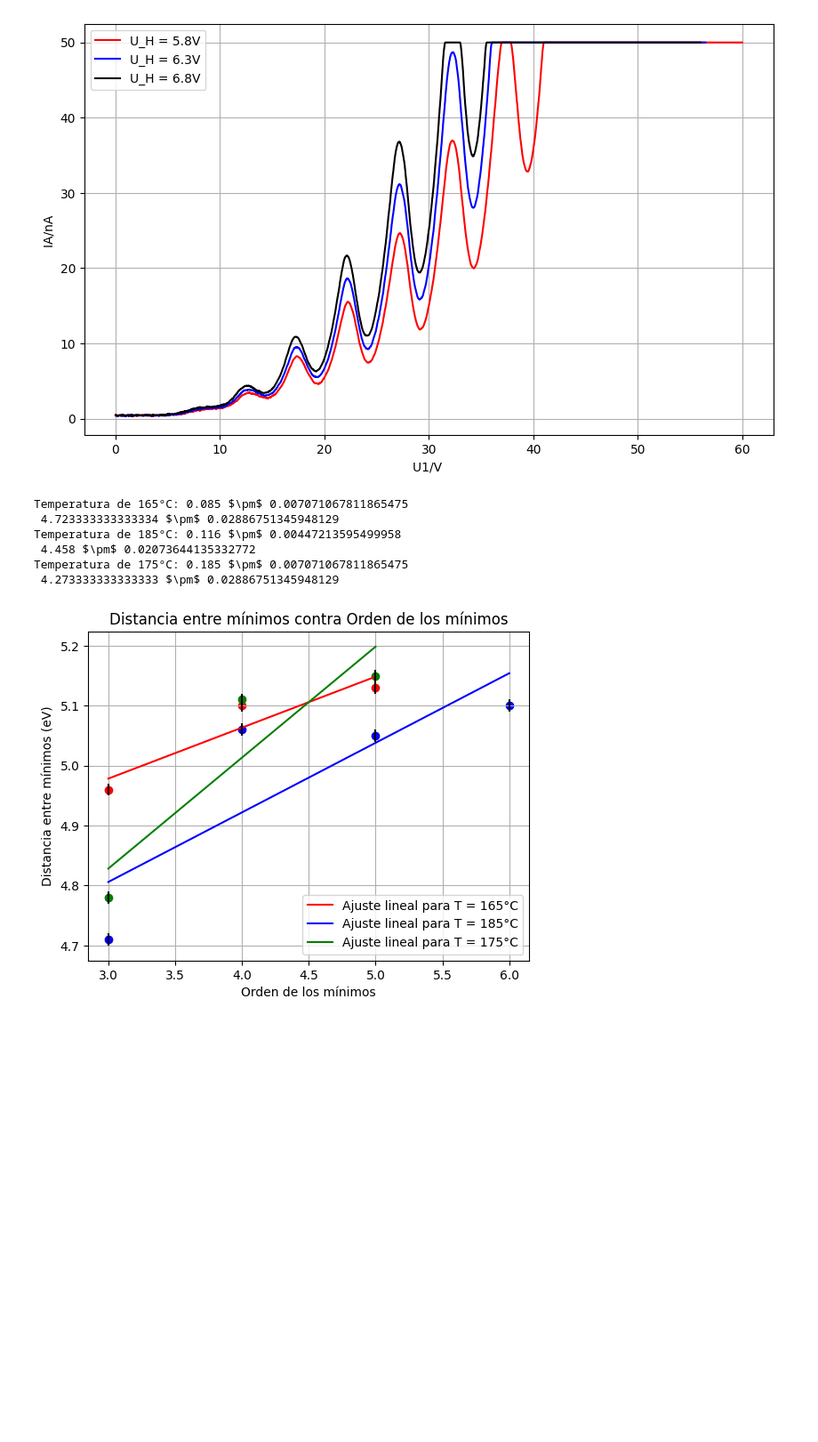
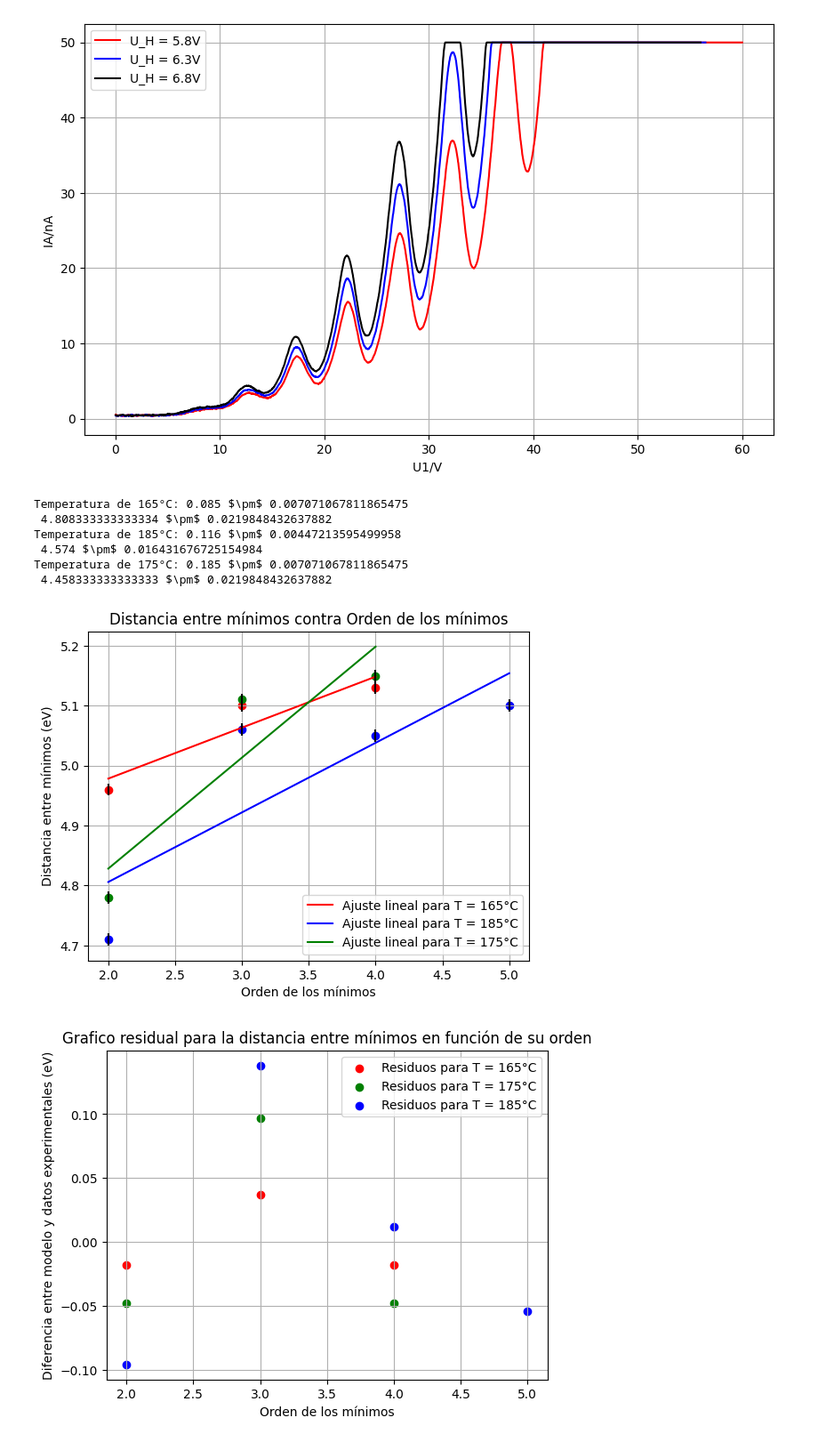
Before and after one commit to rcasasl/Laboratorio-Intermedio, a Jupyter notebook: Frank-Hertz/analisis.ipynb, the cells around one changed output. Shown: that part at 89% size. Cells and saved outputs as stored; diff of their text form; code cells hidden in the pictures; blank space fills up the shorter version.

Commit message:
Cambios residuos

```diff
--- a/Frank-Hertz/analisis.ipynb
+++ b/Frank-Hertz/analisis.ipynb
@@ -379,13 +379,13 @@ plt.savefig("Gráficas sin análisis/26_Uh5,8y6,3y6,8.png")
 [figure]
 # %%
 y1 = np.array([4.96,5.1,5.13])#Distancia para 165°C
-x1 = np.array([3,4,5])
+x1 = np.array([2,3,4])
 
 y2 = np.array([4.71,5.06,5.05,5.1])#Distancia para 185°C
-x2 = np.array([3,4,5,6])
+x2 = np.array([2,3,4,5])
 
 y3 = np.array([4.78,5.11,5.15])#Distancia para 175°C
-x3 = np.array([3,4,5])
+x3 = np.array([2,3,4])
 
 dy1 = np.array([0.01]*len(x1))
 dy2 = np.array([0.01]*len(x2))
@@ -433,9 +433,32 @@ print("Temperatura de 175°C:",lin_reg3.slope(),"$\pm$",lin_reg3.err_slope(),"\n
       "$\pm$",lin_reg3.err_intercept())
 # %% [output]
 Temperatura de 165°C: 0.085 $\pm$ 0.007071067811865475
- 4.723333333333334 $\pm$ 0.02886751345948129
+ 4.808333333333334 $\pm$ 0.0219848432637882
 Temperatura de 185°C: 0.116 $\pm$ 0.00447213595499958
- 4.458 $\pm$ 0.02073644135332772
+ 4.574 $\pm$ 0.016431676725154984
 Temperatura de 175°C: 0.185 $\pm$ 0.007071067811865475
- 4.273333333333333 $\pm$ 0.02886751345948129
+ 4.458333333333333 $\pm$ 0.0219848432637882
 [figure]
+# %%
+r1 = np.array([2,3,4])
+r2 = np.array([2,3,4,5])
+r3 = np.array([2,3,4])
+# %%
+y_r1 = r1*lin_reg1.slope()+lin_reg1.intercept()
+y_r2 = r2*lin_reg2.slope()+lin_reg2.intercept()
+y_r3 = r3*lin_reg3.slope()+lin_reg3.intercept()
+# %%
+ydiff_1 = y1-y_r1
+ydiff_2 = y2-y_r2
+ydiff_3 = y3-y_r3
+# %%
+plt.scatter(r1,ydiff_1,c="r", label="Residuos para T = 165°C")
+plt.scatter(r3,ydiff_3,c="g", label="Residuos para T = 175°C")
+plt.scatter(r2,ydiff_2,c="b", label="Residuos para T = 185°C")
+plt.ylabel("Diferencia entre modelo y datos experimentales (eV)")
+plt.xlabel("Orden de los mínimos")
+plt.title("Grafico residual para la distancia entre mínimos en función de su orden")
+plt.legend()
+plt.grid()
+# %% [output]
+[figure, added]
```
Also changed, not shown: 17 other files.
